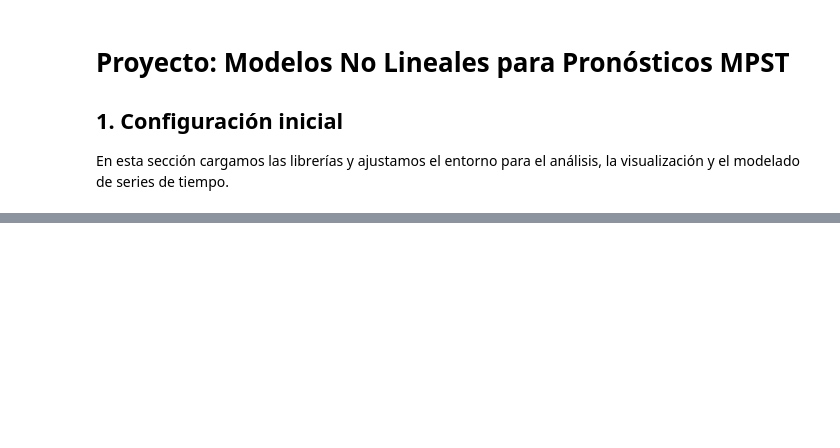
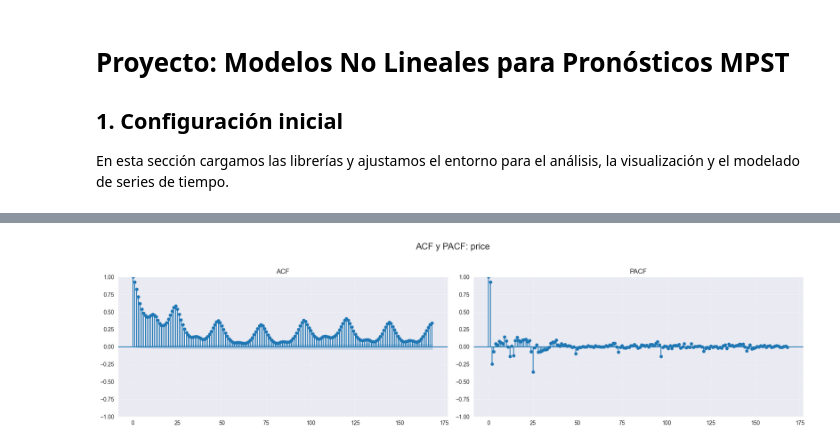
Before and after one commit to diego-mercadoc/Proyecto-MPST, a Jupyter notebook: Proyecto_v2.ipynb, the cells around one changed output, grey strips where cells are left out. Cells and saved outputs as stored; diff of their text form; code cells hidden in the pictures; blank space fills up the shorter version.

```diff
--- a/Proyecto_v2.ipynb
+++ b/Proyecto_v2.ipynb
@@ -74,0 +235,27 @@ if gpus:
+# %%
+# 6.1 Prueba de Dickey-Fuller Aumentada (ADF)
+series = df[target_variable].dropna()
+adf_stat, p_value, _, _, crit_vals, _ = adfuller(series)
+adf_results = {
+    "ADF Statistic": adf_stat,
+    "p-value": p_value,
+    **{f"crit_{level}": val for level, val in crit_vals.items()}
+}
+# %%
+# 6.2 Gráficos de ACF y PACF (hasta 7 días de lags)
+n_lags = 168
+fig, axes = plt.subplots(1, 2, figsize=(18, 5))
+fig.suptitle(f'ACF y PACF: {target_variable}', fontsize=16)
+
+plot_acf(series, lags=n_lags, ax=axes[0])
+axes[0].set_title('ACF')
+axes[0].grid(True, linestyle='--', alpha=0.6)
+
+plot_pacf(series, lags=n_lags, ax=axes[1], method='ols')
+axes[1].set_title('PACF')
+axes[1].grid(True, linestyle='--', alpha=0.6)
+
+plt.tight_layout(rect=[0, 0.03, 1, 0.95])
+plt.show()
+# %% [output]
+[figure, added]
```
Also changed, not shown: parts of 32 cells of this notebook.
